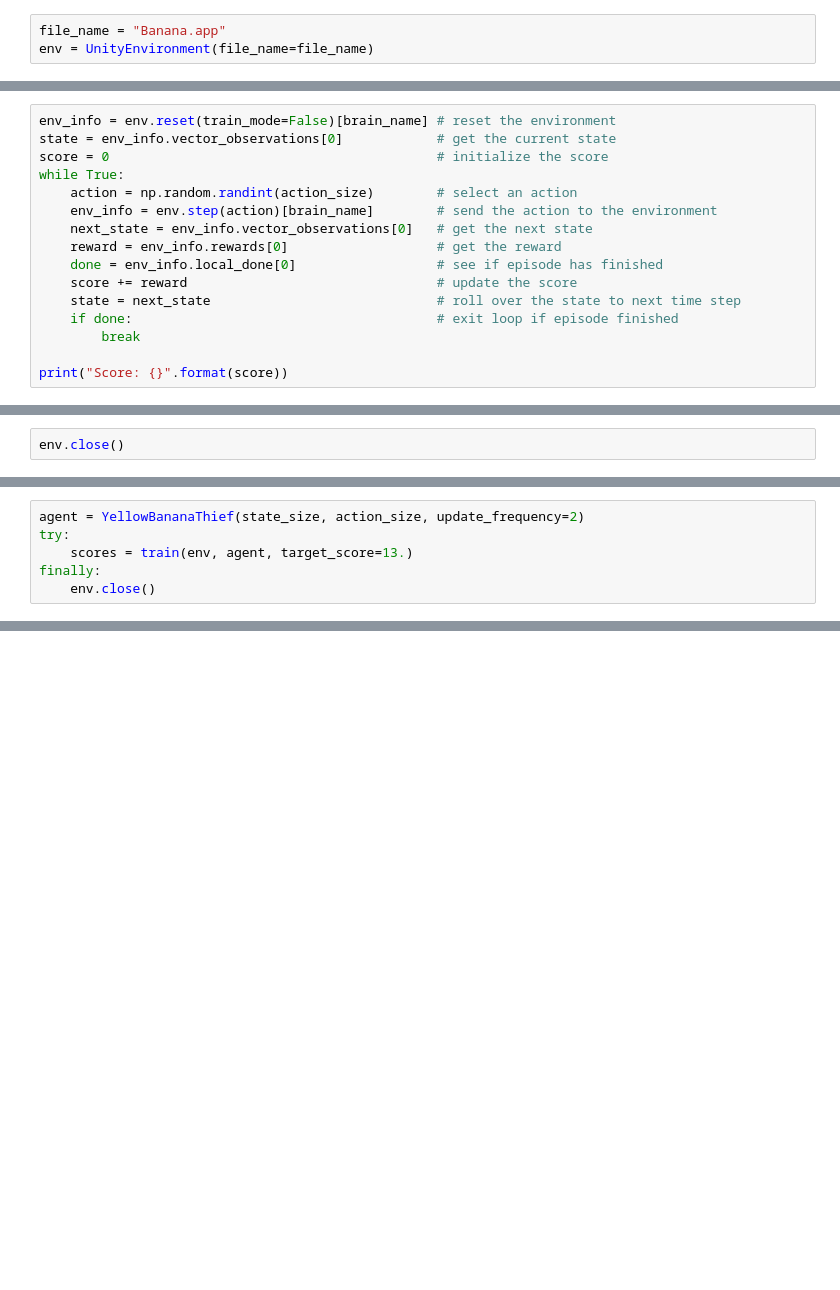
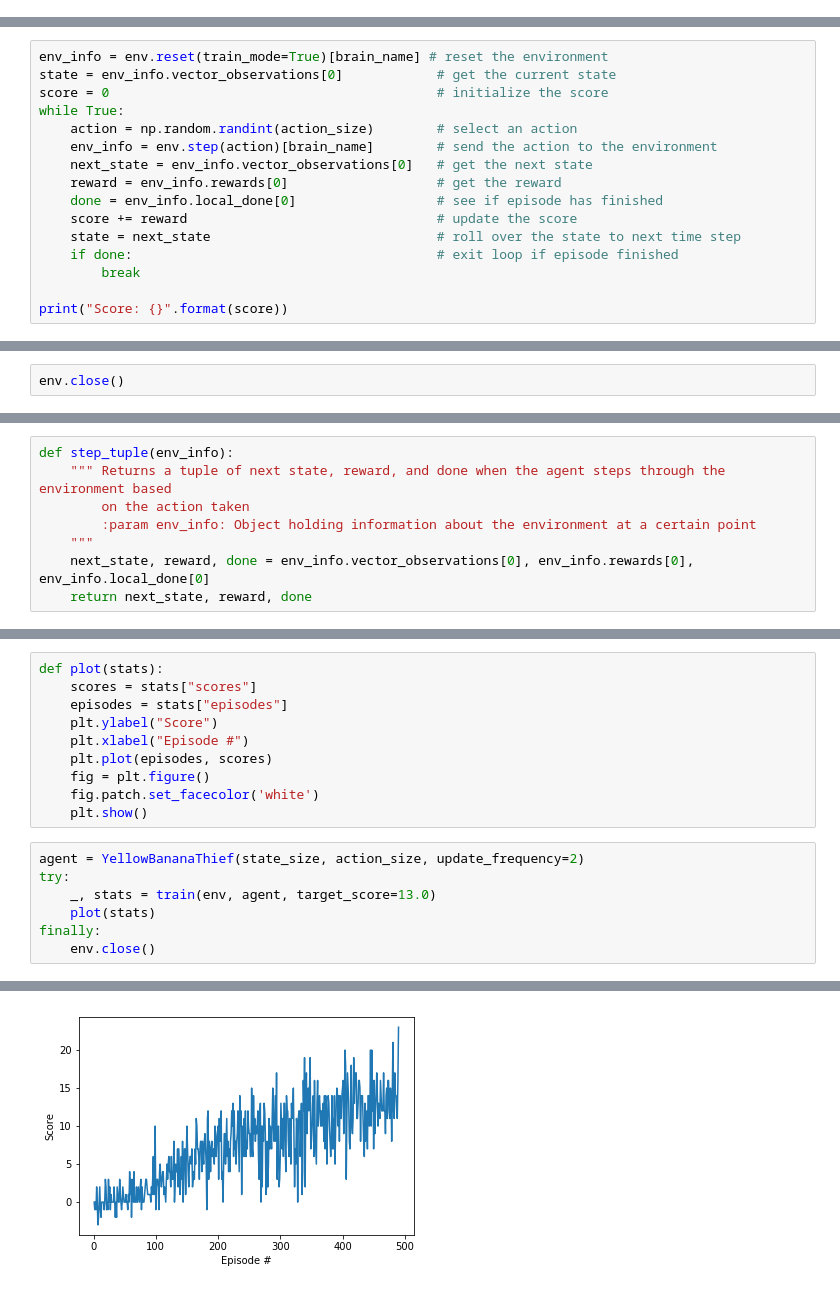
Before and after one commit to Thabo08/udacitydeepnavigation, a Jupyter notebook: Navigation.ipynb, the cells around one changed output, grey strips where cells are left out. Cells and saved outputs as stored; diff of their text form; blank space fills up the shorter version.

```diff
--- a/Navigation.ipynb
+++ b/Navigation.ipynb
@@ -29,3 +35,0 @@ env = UnityEnvironment(file_name="Banana.app")
-# %%
-file_name = "Banana.app"
-env = UnityEnvironment(file_name=file_name)
@@ -102,5 +78,5 @@ Of course, as part of the project, you'll have to change the code so that the ag
 # %%
-env_info = env.reset(train_mode=False)[brain_name] # reset the environment
+env_info = env.reset(train_mode=True)[brain_name] # reset the environment
 state = env_info.vector_observations[0]            # get the current state
 score = 0                                          # initialize the score
 while True:
@@ -135 +115,9 @@ import torch
+# %%
+def step_tuple(env_info):
+    """ Returns a tuple of next state, reward, and done when the agent steps through the environment based
+        on the action taken
+        :param env_info: Object holding information about the environment at a certain point
+    """
+    next_state, reward, done = env_info.vector_observations[0], env_info.rewards[0], env_info.local_done[0]
+    return next_state, reward, done
 # %%
@@ -186,7 +175,18 @@ def train(env, agent, target_score=13.0, episodes=2000, eps_start=1.0, eps_min=.
+# %%
+def plot(stats):
+    scores = stats["scores"]
+    episodes = stats["episodes"]
+    plt.ylabel("Score")
+    plt.xlabel("Episode #")
+    plt.plot(episodes, scores)
+    fig = plt.figure()
+    fig.patch.set_facecolor('white')
+    plt.show()
 # %%
 agent = YellowBananaThief(state_size, action_size, update_frequency=2)
 try:
-    scores = train(env, agent, target_score=13.)
+    _, stats = train(env, agent, target_score=13.0)
+    plot(stats)
 finally:
     env.close()
 # %% [output]
@@ -200,0 +202 @@ Finished training successfully. Max score: 23.0
+[figure, added]
```
Also changed, not shown: parts of 15 cells of this notebook, 4 other files.
